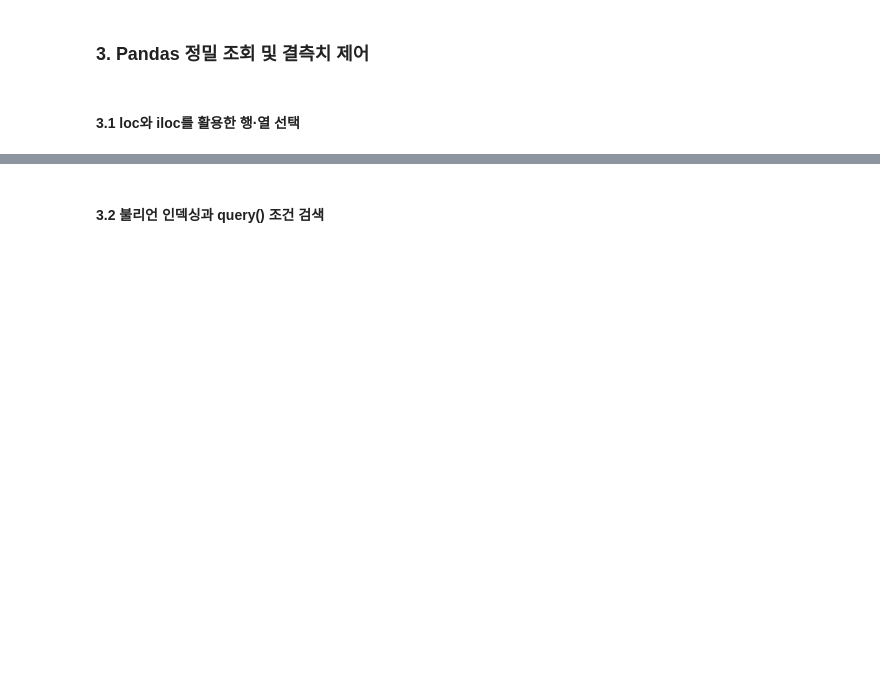
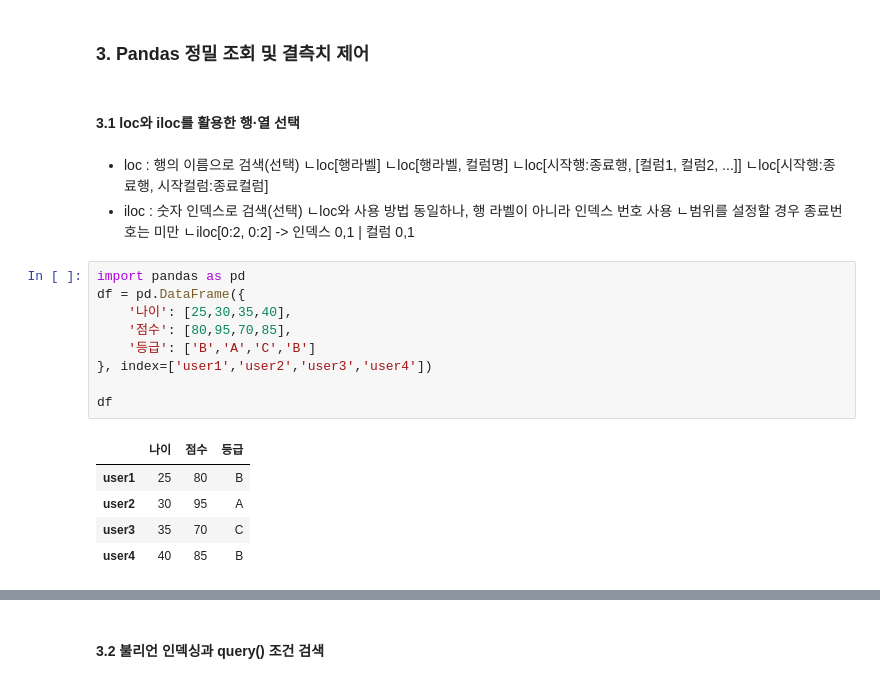
Before and after one commit to jsa00/ax_study, a Jupyter notebook: 04_MACHINE_LEARNING/src/04_machine_learning/chapter01/special/pandas_practice.ipynb, the cells around one changed output, grey strips where cells are left out. Drawn from its saved outputs; the diff is of its cells as text; blank space fills up the shorter version.

```diff
--- a/04_MACHINE_LEARNING/src/04_machine_learning/chapter01/special/pandas_practice.ipynb
+++ b/04_MACHINE_LEARNING/src/04_machine_learning/chapter01/special/pandas_practice.ipynb
@@ -153,3 +153,28 @@ score_gap
 ### 3. Pandas 정밀 조회 및 결측치 제어
 # %% [markdown]
 #### 3.1  loc와 iloc를 활용한 행·열 선택
+# %% [markdown]
+- loc : 행의 이름으로 검색(선택)
+    ㄴloc[행라벨]
+    ㄴloc[행라벨, 컬럼명]
+    ㄴloc[시작행:종료행, [컬럼1, 컬럼2, ...]]
+    ㄴloc[시작행:종료행, 시작컬럼:종료컬럼]
+- iloc : 숫자 인덱스로 검색(선택)
+    ㄴloc와 사용 방법 동일하나, 행 라벨이 아니라 인덱스 번호 사용
+    ㄴ범위를 설정할 경우 종료번호는 미만
+        ㄴiloc[0:2, 0:2] -> 인덱스 0,1 | 컬럼 0,1
+# %%
+import pandas as pd
+df = pd.DataFrame({
+    '나이': [25,30,35,40],
+    '점수': [80,95,70,85],
+    '등급': ['B','A','C','B']
+}, index=['user1','user2','user3','user4'])
+
+df
+# %% [output]
+|  | 나이 | 점수 | 등급 |
+| user1 | 25 | 80 | B |
+| user2 | 30 | 95 | A |
+| user3 | 35 | 70 | C |
+| user4 | 40 | 85 | B |
```
Also changed, not shown: parts of 40 cells of this notebook, 7 other files.
